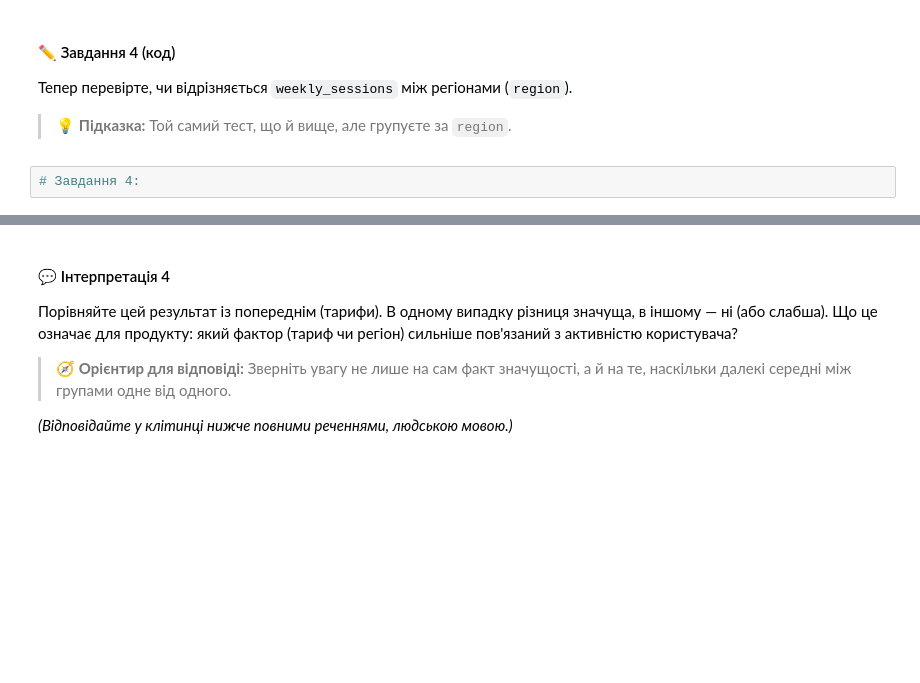
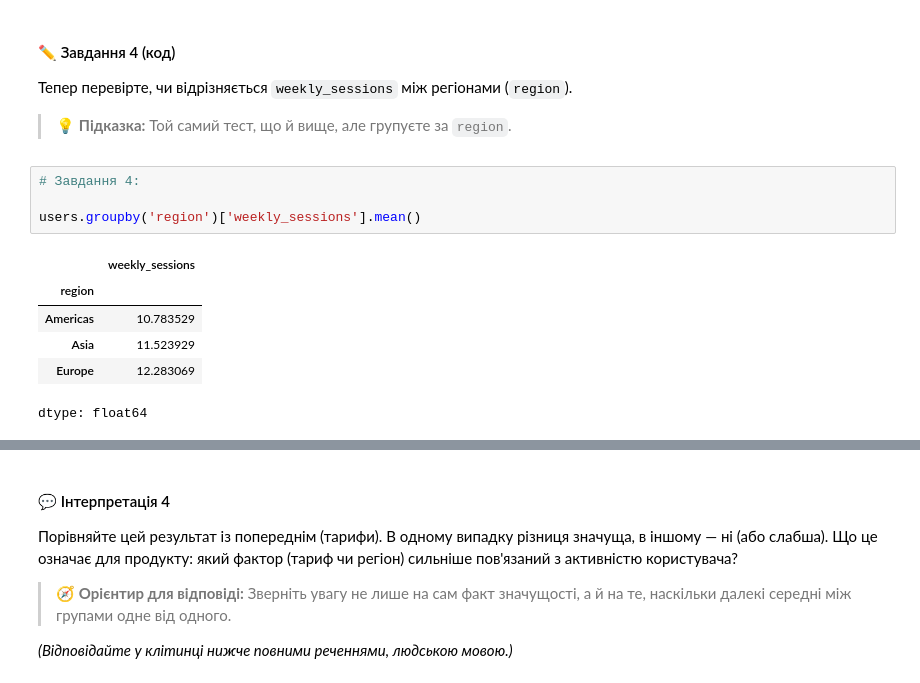
Before and after one commit to Wilson1994/DTA-2026, a Jupyter notebook: homework/practice_stat_tests_HARDER.ipynb, the cells around one changed output, grey strips where cells are left out. Cells and saved outputs as stored; diff of their text form; blank space fills up the shorter version.

```diff
--- a/homework/practice_stat_tests_HARDER.ipynb
+++ b/homework/practice_stat_tests_HARDER.ipynb
@@ -140,3 +214,12 @@ users.head()
 > 💡 **Підказка:** Той самий тест, що й вище, але групуєте за `region`.
 # %%
 # Завдання 4:
+
+users.groupby('region')['weekly_sessions'].mean()
+# %% [output]
+|  | weekly_sessions |
+| region |  |
+| Americas | 10.783529 |
+| Asia | 11.523929 |
+| Europe | 12.283069 |
+dtype: float64
```
Also changed, not shown: parts of 37 cells of this notebook.
